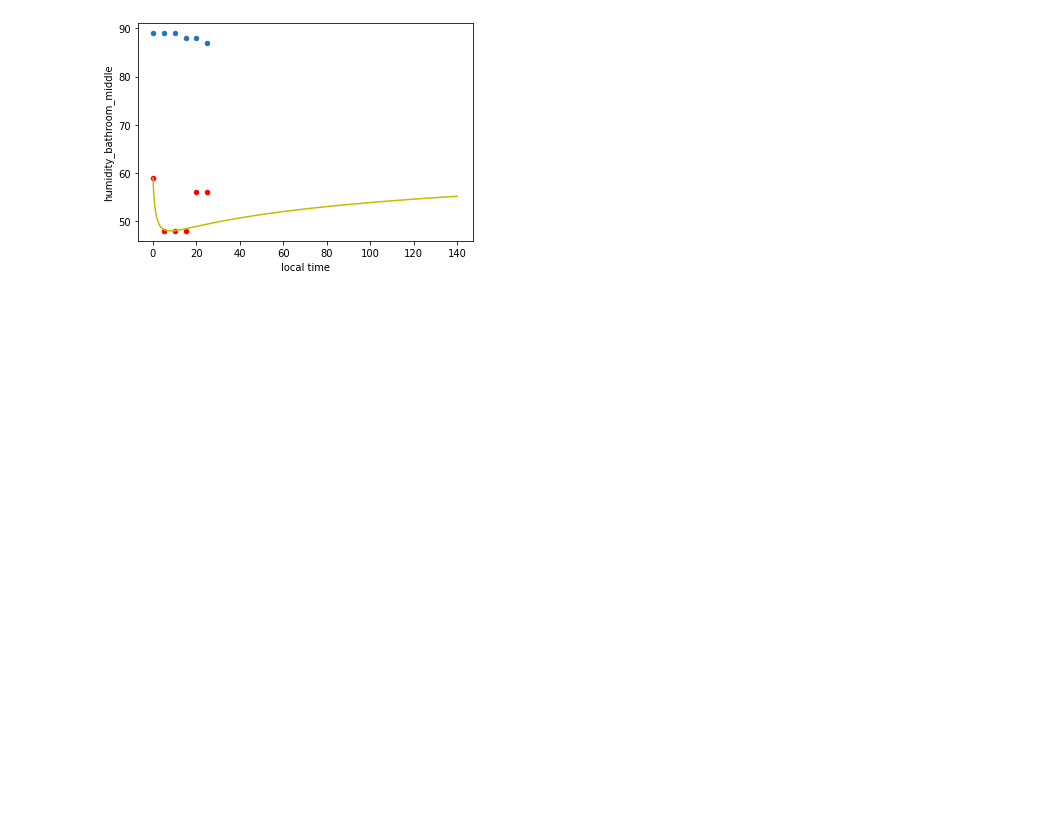
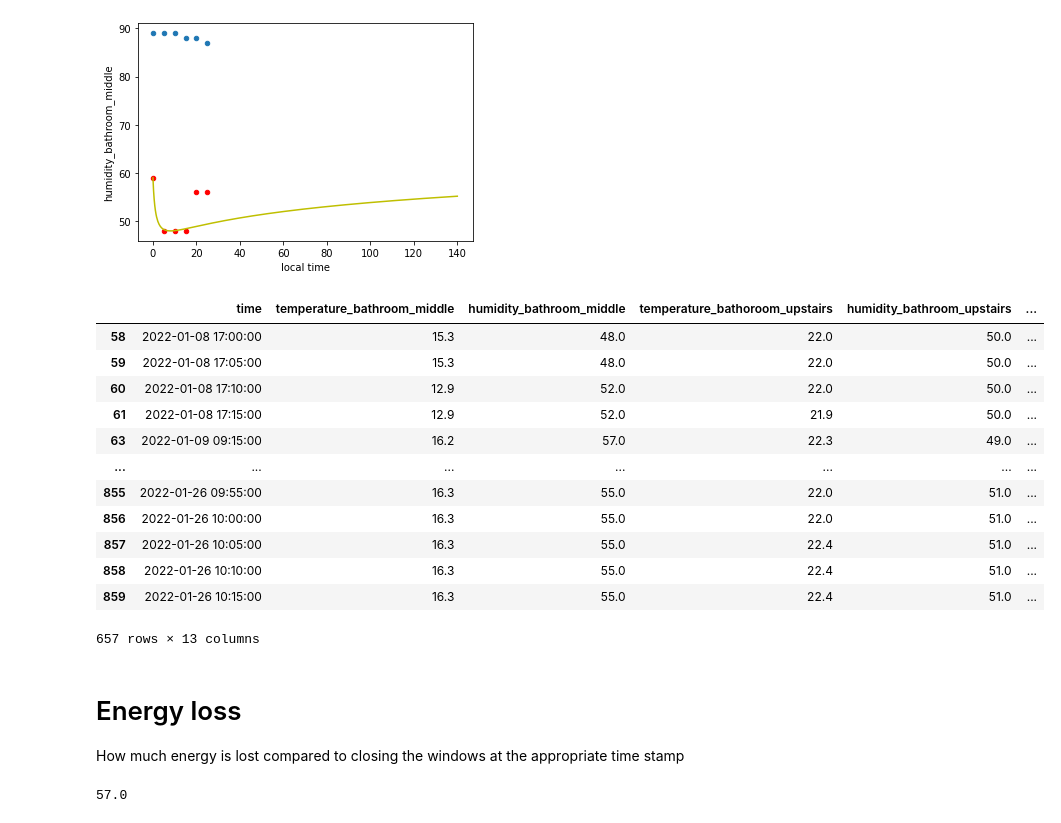
Before and after one commit to HrGaertner/vent-optimization, a Jupyter notebook: code/model|training/reconstructing graphs.ipynb, the cells around one changed output. Saved outputs shown, nothing was run; the diff lists cells and outputs as text; code cells hidden in the pictures; blank space fills up the shorter version.

```diff
--- a/code/model|training/reconstructing graphs.ipynb
+++ b/code/model|training/reconstructing graphs.ipynb
@@ -2,7 +2,7 @@
 import pandas as pd
 import matplotlib.pyplot as plt
 import numpy as np
-vent = pd.read_csv("vent.csv", sep=";")
+vent = pd.read_csv("../../data/wetterdaten/verarbeitet/vent.csv", sep=";")
 # %%
 fig, ax = plt.subplots()
 vent[vent["Config"]==4].plot.scatter(x="local time", y="humidity_bathroom_middle", c="Id", colormap="viridis", xlabel="Zeit seit Anfang des Lüftens", ylabel="relative Luftfeuchtigkeit", ax=ax, title="Beide Fenster geklappt")
@@ -228,3 +228,26 @@ plt.show()
 # %% [output]
 1.52 45 89.0 59.0 1.0 20.7
 [figure]
+# %%
+vent[vent["humidity_bathroom_middle"] <=65][vent["room"]=="mid"]
+# %% [output]
+|  | time | temperature_bathroom_middle | humidity_bathroom_middle | temperature_bathoroom_upstairs | humidity_bathroom_upstairs | ... |
+| 58 | 2022-01-08 17:00:00 | 15.3 | 48.0 | 22.0 | 50.0 | ... |
+| 59 | 2022-01-08 17:05:00 | 15.3 | 48.0 | 22.0 | 50.0 | ... |
+| 60 | 2022-01-08 17:10:00 | 12.9 | 52.0 | 22.0 | 50.0 | ... |
+| 61 | 2022-01-08 17:15:00 | 12.9 | 52.0 | 21.9 | 50.0 | ... |
+| 63 | 2022-01-09 09:15:00 | 16.2 | 57.0 | 22.3 | 49.0 | ... |
+| ... | ... | ... | ... | ... | ... | ... |
+| 855 | 2022-01-26 09:55:00 | 16.3 | 55.0 | 22.0 | 51.0 | ... |
+| 856 | 2022-01-26 10:00:00 | 16.3 | 55.0 | 22.0 | 51.0 | ... |
+| 857 | 2022-01-26 10:05:00 | 16.3 | 55.0 | 22.4 | 51.0 | ... |
+| 858 | 2022-01-26 10:10:00 | 16.3 | 55.0 | 22.4 | 51.0 | ... |
+| 859 | 2022-01-26 10:15:00 | 16.3 | 55.0 | 22.4 | 51.0 | ... |
+657 rows × 13 columns
+# %% [markdown]
+# Energy loss
+How much energy is lost compared to closing the windows at the appropriate time stamp
+# %%
+min(vent[vent["humidity_bathroom_middle"]<=65][vent["room"]=="mid"][vent["Id"] == 1]["humidity_bathroom_middle"])
+# %% [output]
+57.0
```
Also changed, not shown: parts of 4 cells of this notebook, 5 other files.
